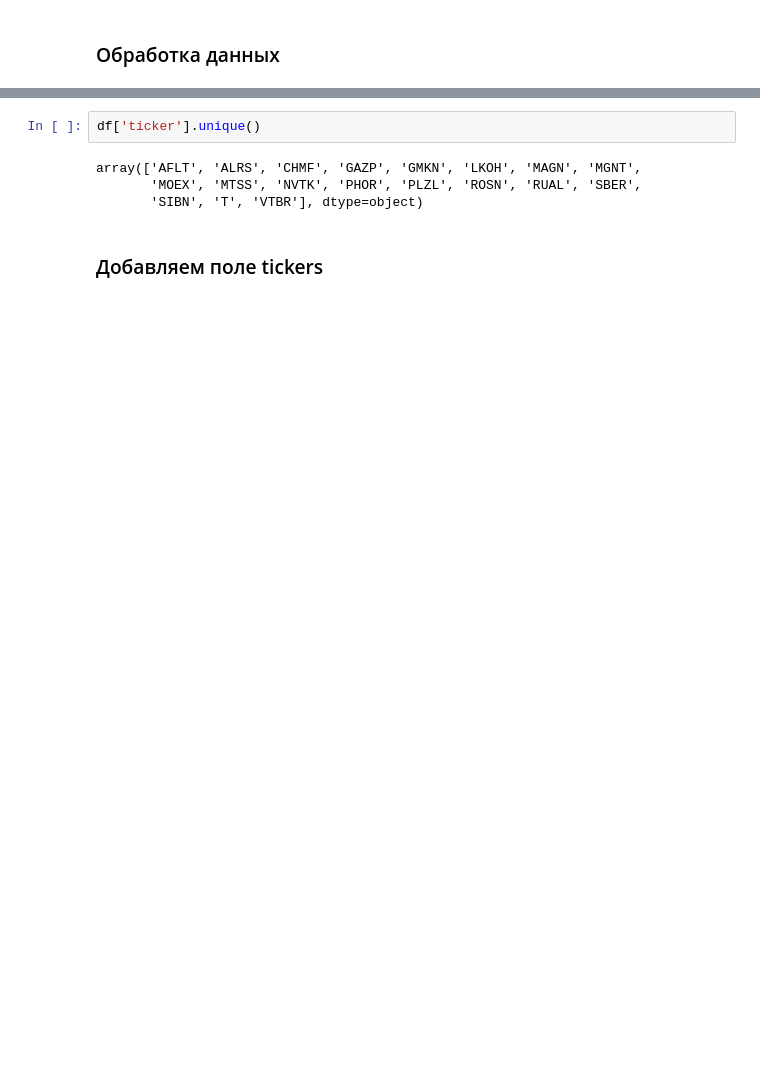
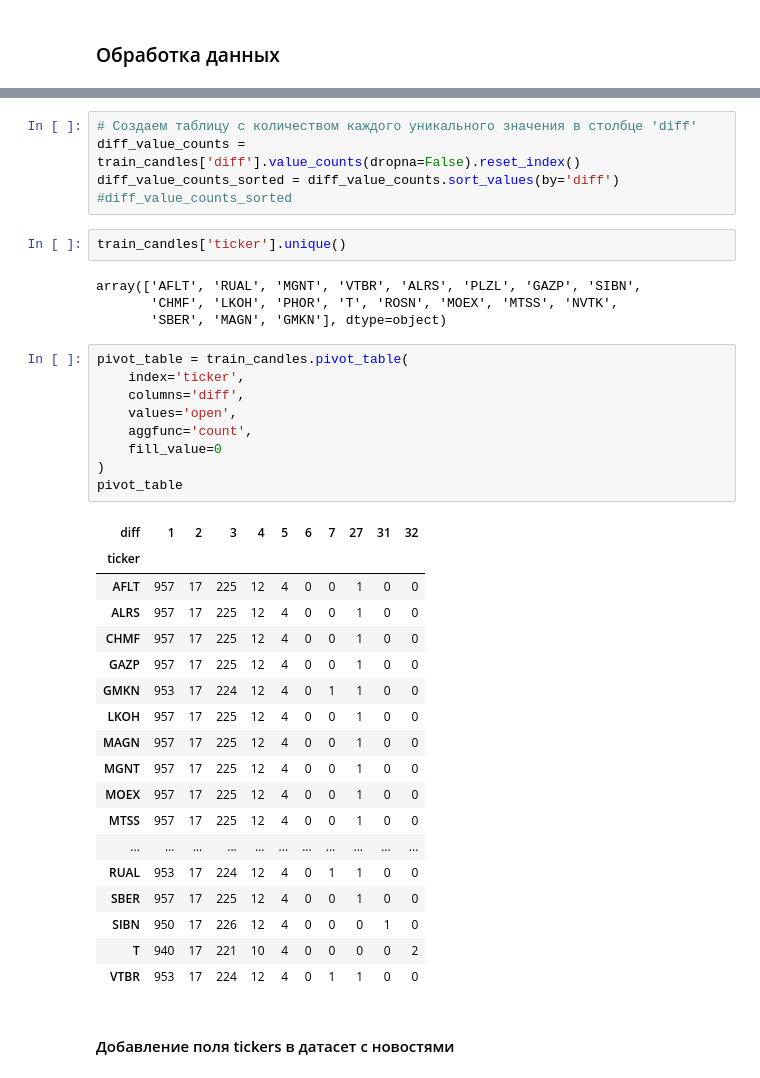
Before and after one commit to zahardimidov/finam-x-hse-trade-ai-hack-forecast, a Jupyter notebook: zahar.ipynb, the cells around one changed output, grey strips where cells are left out. Saved outputs shown, nothing was run; the diff lists cells and outputs as text; blank space fills up the shorter version.

```diff
--- a/zahar.ipynb
+++ b/zahar.ipynb
@@ -13,9 +62,42 @@ df.head()
+# %%
+# Создаем таблицу с количеством каждого уникального значения в столбце 'diff'
+diff_value_counts = train_candles['diff'].value_counts(dropna=False).reset_index()
+diff_value_counts_sorted = diff_value_counts.sort_values(by='diff')
+#diff_value_counts_sorted
 # %%
-df['ticker'].unique()
+train_candles['ticker'].unique()
 # %% [output]
-array(['AFLT', 'ALRS', 'CHMF', 'GAZP', 'GMKN', 'LKOH', 'MAGN', 'MGNT',
-       'MOEX', 'MTSS', 'NVTK', 'PHOR', 'PLZL', 'ROSN', 'RUAL', 'SBER',
-       'SIBN', 'T', 'VTBR'], dtype=object)
+array(['AFLT', 'RUAL', 'MGNT', 'VTBR', 'ALRS', 'PLZL', 'GAZP', 'SIBN',
+       'CHMF', 'LKOH', 'PHOR', 'T', 'ROSN', 'MOEX', 'MTSS', 'NVTK',
+       'SBER', 'MAGN', 'GMKN'], dtype=object)
-# %% [markdown]
-### Добавляем поле tickers
+# %%
+pivot_table = train_candles.pivot_table(
+    index='ticker',
+    columns='diff',
+    values='open',
+    aggfunc='count',
+    fill_value=0
+)
+pivot_table
+# %% [output]
+| diff | 1 | 2 | 3 | 4 | 5 | 6 | 7 | 27 | 31 | 32 |
+| ticker |  |  |  |  |  |  |  |  |  |  |
+| AFLT | 957 | 17 | 225 | 12 | 4 | 0 | 0 | 1 | 0 | 0 |
+| ALRS | 957 | 17 | 225 | 12 | 4 | 0 | 0 | 1 | 0 | 0 |
+| CHMF | 957 | 17 | 225 | 12 | 4 | 0 | 0 | 1 | 0 | 0 |
+| GAZP | 957 | 17 | 225 | 12 | 4 | 0 | 0 | 1 | 0 | 0 |
+| GMKN | 953 | 17 | 224 | 12 | 4 | 0 | 1 | 1 | 0 | 0 |
+| LKOH | 957 | 17 | 225 | 12 | 4 | 0 | 0 | 1 | 0 | 0 |
+| MAGN | 957 | 17 | 225 | 12 | 4 | 0 | 0 | 1 | 0 | 0 |
+| MGNT | 957 | 17 | 225 | 12 | 4 | 0 | 0 | 1 | 0 | 0 |
+| MOEX | 957 | 17 | 225 | 12 | 4 | 0 | 0 | 1 | 0 | 0 |
+| MTSS | 957 | 17 | 225 | 12 | 4 | 0 | 0 | 1 | 0 | 0 |
+| ... | ... | ... | ... | ... | ... | ... | ... | ... | ... | ... |
+| RUAL | 953 | 17 | 224 | 12 | 4 | 0 | 1 | 1 | 0 | 0 |
+| SBER | 957 | 17 | 225 | 12 | 4 | 0 | 0 | 1 | 0 | 0 |
+| SIBN | 950 | 17 | 226 | 12 | 4 | 0 | 0 | 0 | 1 | 0 |
+| T | 940 | 17 | 221 | 10 | 4 | 0 | 0 | 0 | 0 | 2 |
+| VTBR | 953 | 17 | 224 | 12 | 4 | 0 | 1 | 1 | 0 | 0 |
+# %% [markdown]
+#### Добавление поля tickers в датасет с новостями
 # %%
```
Also changed, not shown: parts of 17 cells of this notebook, 1 other file.
